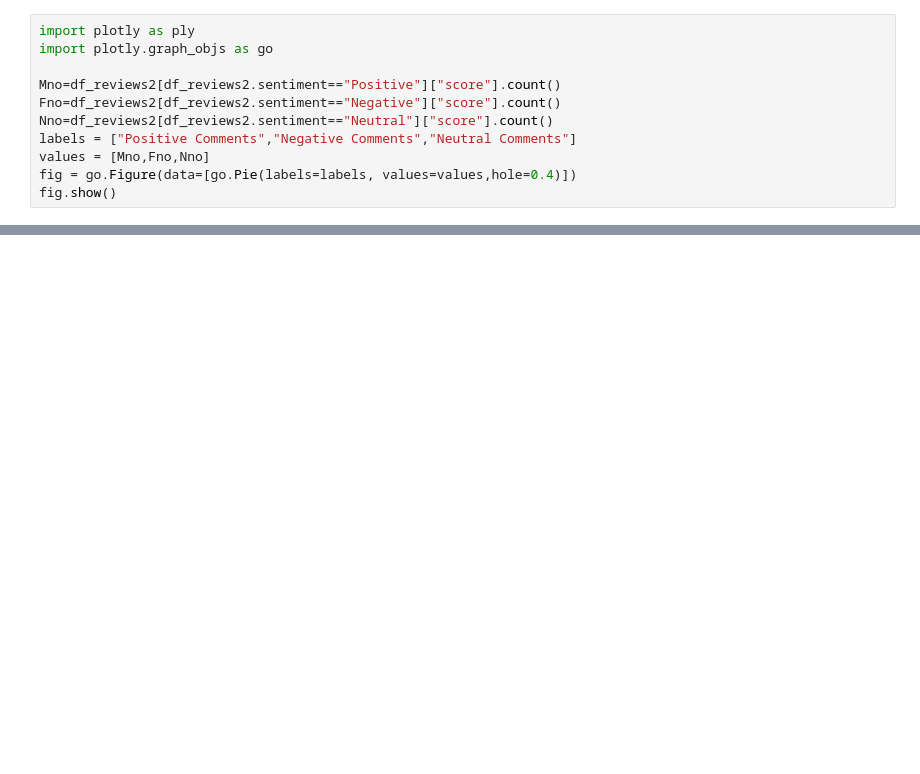
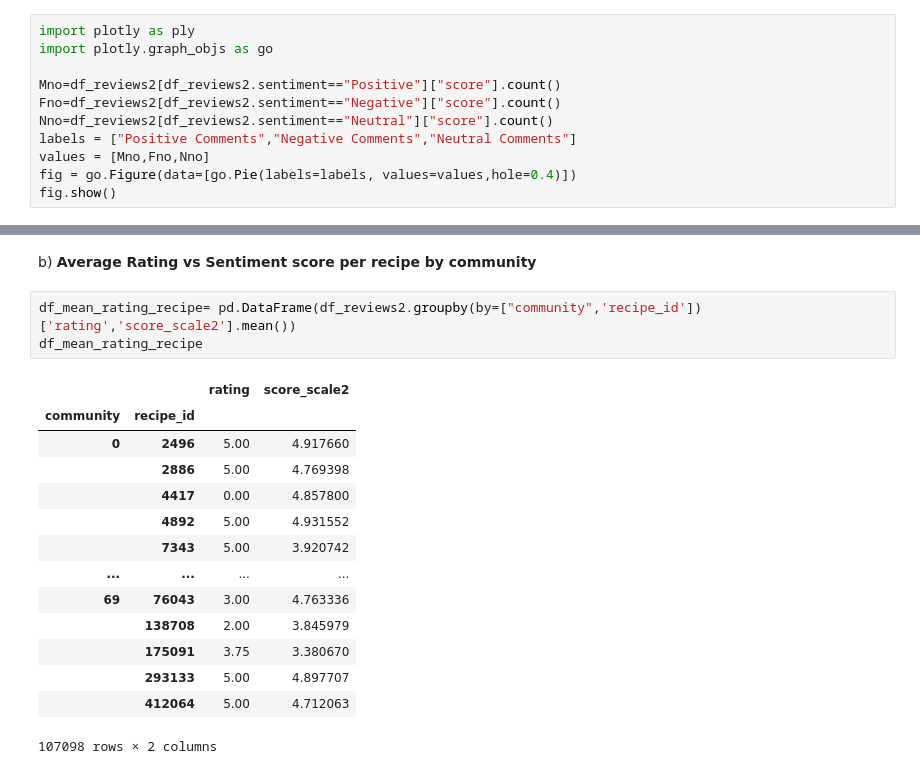
Before and after one commit to lucialarraona/finalproject_socialgraphs22, a Jupyter notebook: Notebooks/nlp_analysis.ipynb, the cells around one changed output, grey strips where cells are left out. Cells and saved outputs as stored; diff of their text form; blank space fills up the shorter version.

```diff
--- a/Notebooks/nlp_analysis.ipynb
+++ b/Notebooks/nlp_analysis.ipynb
@@ -237,0 +291,20 @@ Indexing with multiple keys (implicitly converted to a tuple of keys) will be de
+# %% [markdown]
+b) **Average Rating vs Sentiment score per recipe by community**
+# %%
+df_mean_rating_recipe= pd.DataFrame(df_reviews2.groupby(by=["community",'recipe_id'])['rating','score_scale2'].mean())
+df_mean_rating_recipe
+# %% [output]
+|  |  | rating | score_scale2 |
+| community | recipe_id |  |  |
+| 0 | 2496 | 5.00 | 4.917660 |
+|  | 2886 | 5.00 | 4.769398 |
+|  | 4417 | 0.00 | 4.857800 |
+|  | 4892 | 5.00 | 4.931552 |
+|  | 7343 | 5.00 | 3.920742 |
+| ... | ... | ... | ... |
+| 69 | 76043 | 3.00 | 4.763336 |
+|  | 138708 | 2.00 | 3.845979 |
+|  | 175091 | 3.75 | 3.380670 |
+|  | 293133 | 5.00 | 4.897707 |
+|  | 412064 | 5.00 | 4.712063 |
+107098 rows × 2 columns
```
Also changed, not shown: parts of 27 cells of this notebook.
